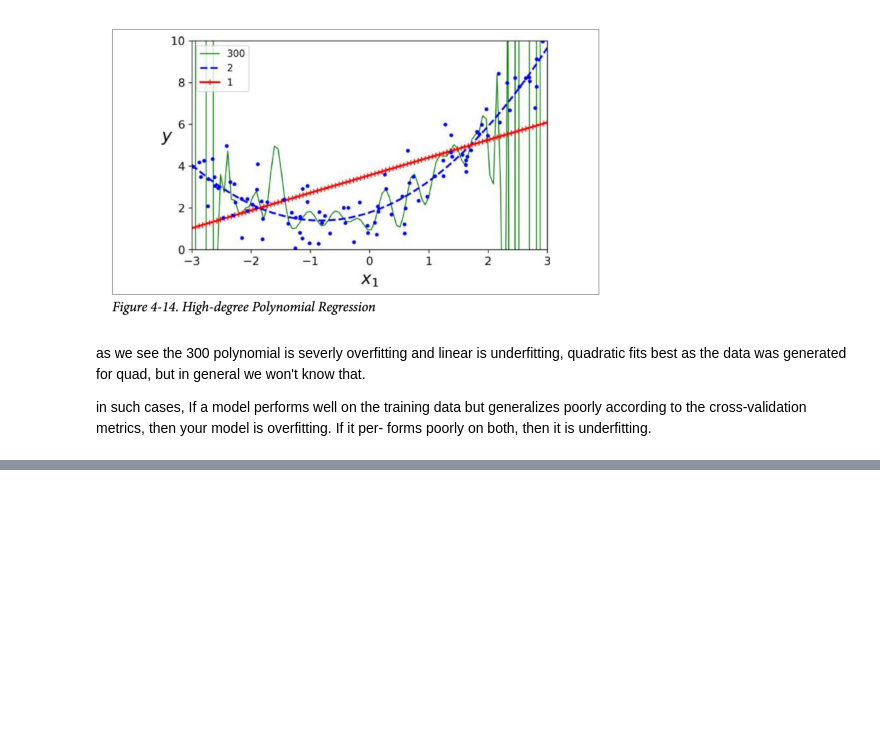
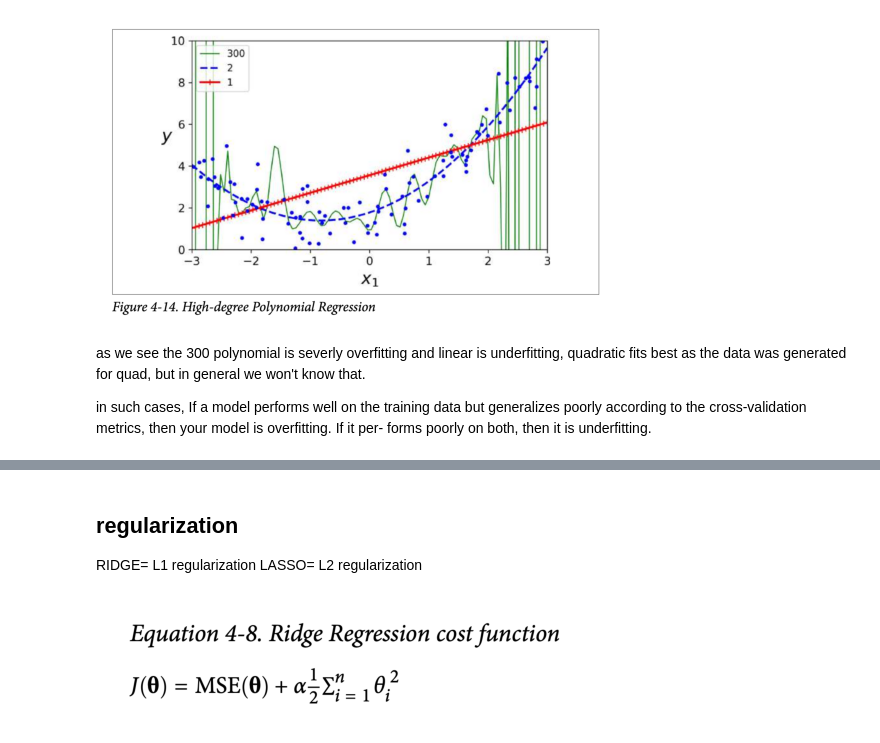
Before and after one commit to abhimanyudalal1/hands-on-ML, a Jupyter notebook: 4__training_models.ipynb, the cells around one changed output, grey strips where cells are left out. Saved outputs shown, nothing was run; the diff lists cells and outputs as text; code cells hidden in the pictures; blank space fills up the shorter version.

```diff
--- a/4__training_models.ipynb
+++ b/4__training_models.ipynb
@@ -227,0 +316,8 @@ forms poorly on both, then it is underfitting.
+# %% [markdown]
+## regularization
+RIDGE= L1 regularization
+LASSO= L2 regularization
+# %%
+imggen('ridgereg.png')
+# %% [output]
+[figure, added]
```
Also changed, not shown: parts of 26 cells of this notebook, 3 other files.
